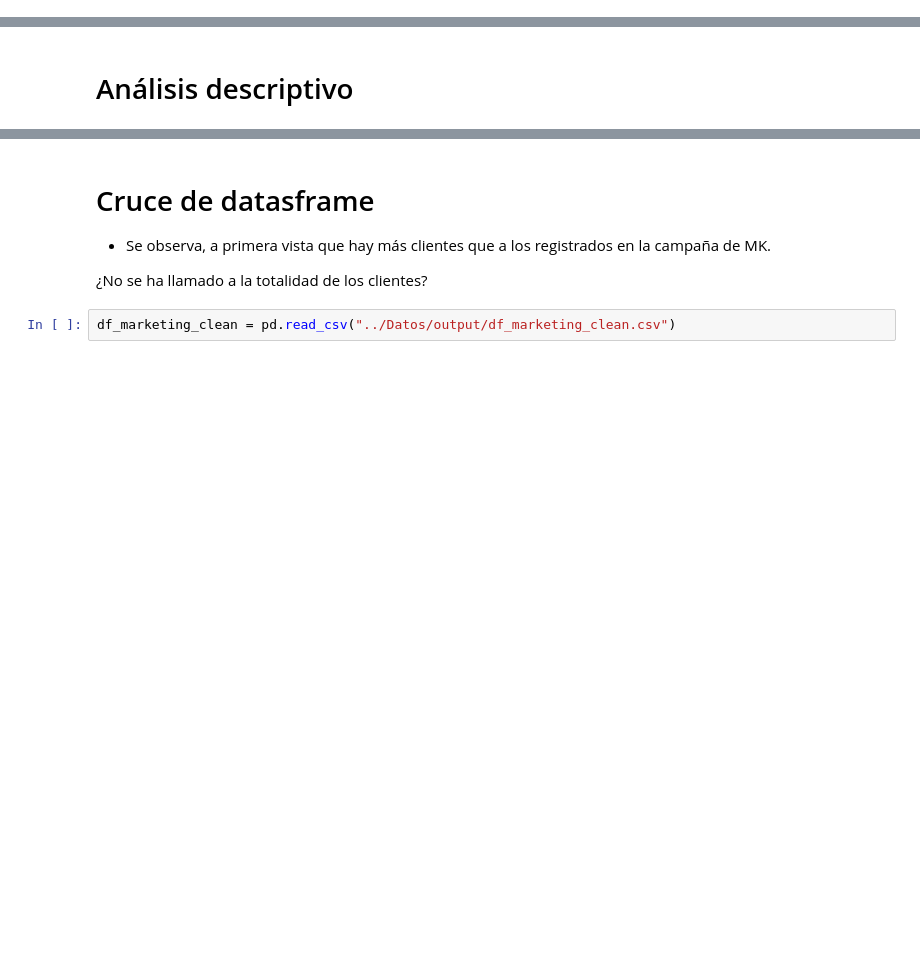
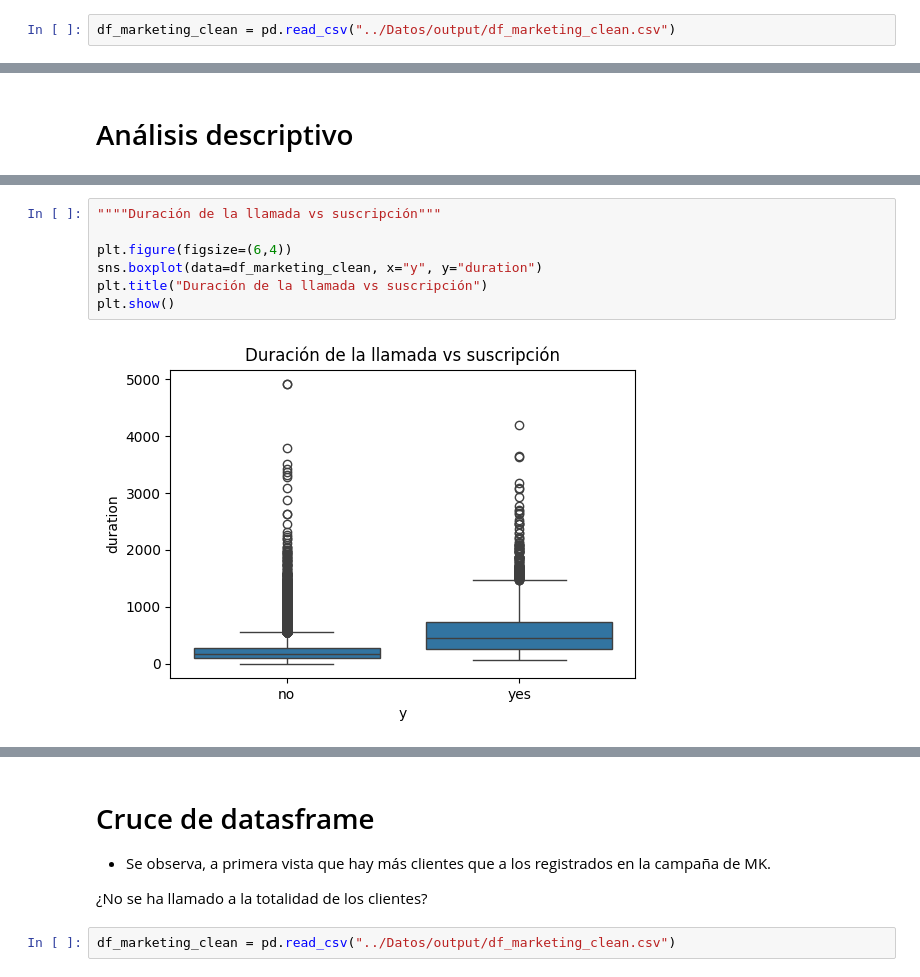
Before and after one commit to Carlagallo/EDA---MARKETING, a Jupyter notebook: Notebook/01-Analisis_preeliminar.ipynb, the cells around one changed output, grey strips where cells are left out. Cells and saved outputs as stored; diff of their text form; blank space fills up the shorter version.

```diff
--- a/Notebook/01-Analisis_preeliminar.ipynb
+++ b/Notebook/01-Analisis_preeliminar.ipynb
@@ -372,0 +640,2 @@ df_customers['id'].unique()
+# %%
+df_marketing_clean = pd.read_csv("../Datos/output/df_marketing_clean.csv")
@@ -374,0 +725,9 @@ df_customers['id'].unique()
+# %%
+""""Duración de la llamada vs suscripción"""
+
+plt.figure(figsize=(6,4))
+sns.boxplot(data=df_marketing_clean, x="y", y="duration")
+plt.title("Duración de la llamada vs suscripción")
+plt.show()
+# %% [output]
+[figure, added]
```
Also changed, not shown: parts of 64 cells of this notebook, 1 other file.
